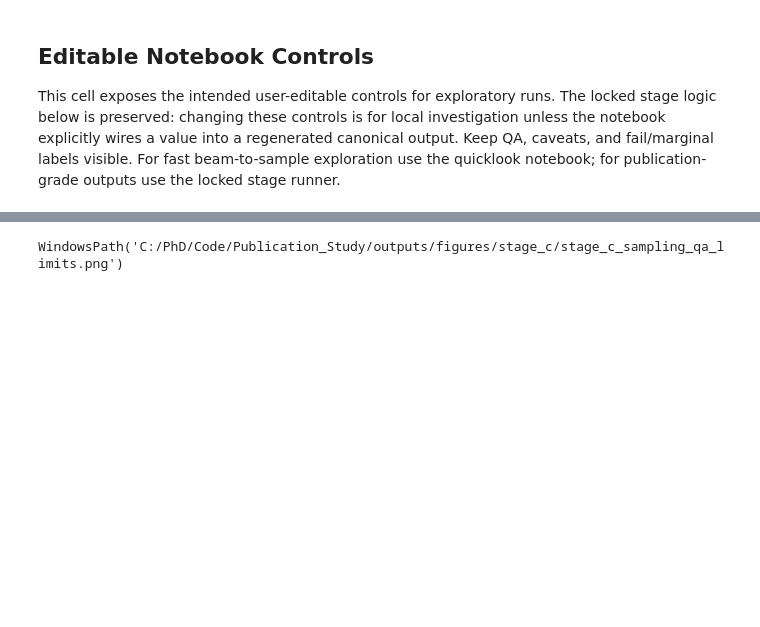
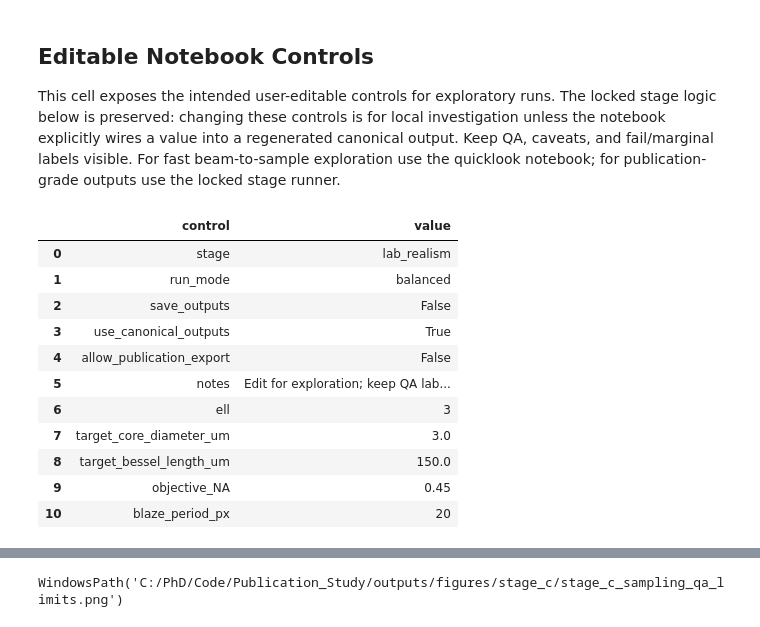
Before and after one commit to SamuelMcKena/phd-structured-beam-study, a Jupyter notebook: notebooks/lab_realism/01_holographic_axicon_route.ipynb, the cells around one changed output, grey strips where cells are left out. Cells and saved outputs as stored; diff of their text form; code cells hidden in the pictures; blank space fills up the shorter version.

```diff
--- a/notebooks/lab_realism/01_holographic_axicon_route.ipynb
+++ b/notebooks/lab_realism/01_holographic_axicon_route.ipynb
@@ -43,10 +43,48 @@ def _hardware_status(path_label):
 This cell exposes the intended user-editable controls for exploratory runs. The locked stage logic below is preserved: changing these controls is for local investigation unless the notebook explicitly wires a value into a regenerated canonical output. Keep QA, caveats, and fail/marginal labels visible. For fast beam-to-sample exploration use the quicklook notebook; for publication-grade outputs use the locked stage runner.
 # %%
 # STAGE88: visible editable controls for exploratory notebook use.
+# Edit NOTEBOOK_CONTROLS below and re-run this cell to apply parameter
+# overrides to `base` before running any study cell below.
 from vbb_study.publication import notebook_controls as nb_controls
+from vbb_study.config import um as _um
 
-NOTEBOOK_CONTROLS = nb_controls.make_notebook_controls(stage='lab_realism')
+NOTEBOOK_CONTROLS = nb_controls.make_notebook_controls(
+    stage='lab_realism',
+    # ── edit these to override the base configuration ───────────────────────
+    ell=3,
+    target_core_diameter_um=3.0,
+    target_bessel_length_um=150.0,
+    objective_NA=0.45,
+    blaze_period_px=20,
+)
+
+# Wire control parameters into `base` so downstream cells use them.
+_p = NOTEBOOK_CONTROLS.parameters or {}
+if "ell" in _p:
+    base = replace(base, target=replace(base.target, ell=int(_p["ell"])))
+if "target_core_diameter_um" in _p:
+    base = replace(base, target=replace(base.target, target_core_diameter_m=float(_p["target_core_diameter_um"]) * _um))
+if "target_bessel_length_um" in _p:
+    base = replace(base, target=replace(base.target, target_bessel_length_m=float(_p["target_bessel_length_um"]) * _um))
+if "objective_NA" in _p:
+    base = replace(base, objective=replace(base.objective, NA=float(_p["objective_NA"])))
+if "blaze_period_px" in _p:
+    base = replace(base, slm=replace(base.slm, blaze_period_px=int(_p["blaze_period_px"])))
+
 try:
     display(nb_controls.describe_controls(NOTEBOOK_CONTROLS))
 except NameError:
     print(nb_controls.describe_controls(NOTEBOOK_CONTROLS).to_string(index=False))
+# %% [output]
+|  | control | value |
+| 0 | stage | lab_realism |
+| 1 | run_mode | balanced |
+| 2 | save_outputs | False |
+| 3 | use_canonical_outputs | True |
+| 4 | allow_publication_export | False |
+| 5 | notes | Edit for exploration; keep QA lab... |
+| 6 | ell | 3 |
+| 7 | target_core_diameter_um | 3.0 |
+| 8 | target_bessel_length_um | 150.0 |
+| 9 | objective_NA | 0.45 |
+| 10 | blaze_period_px | 20 |
```
Also changed, not shown: parts of 8 cells of this notebook, 1 other file.
